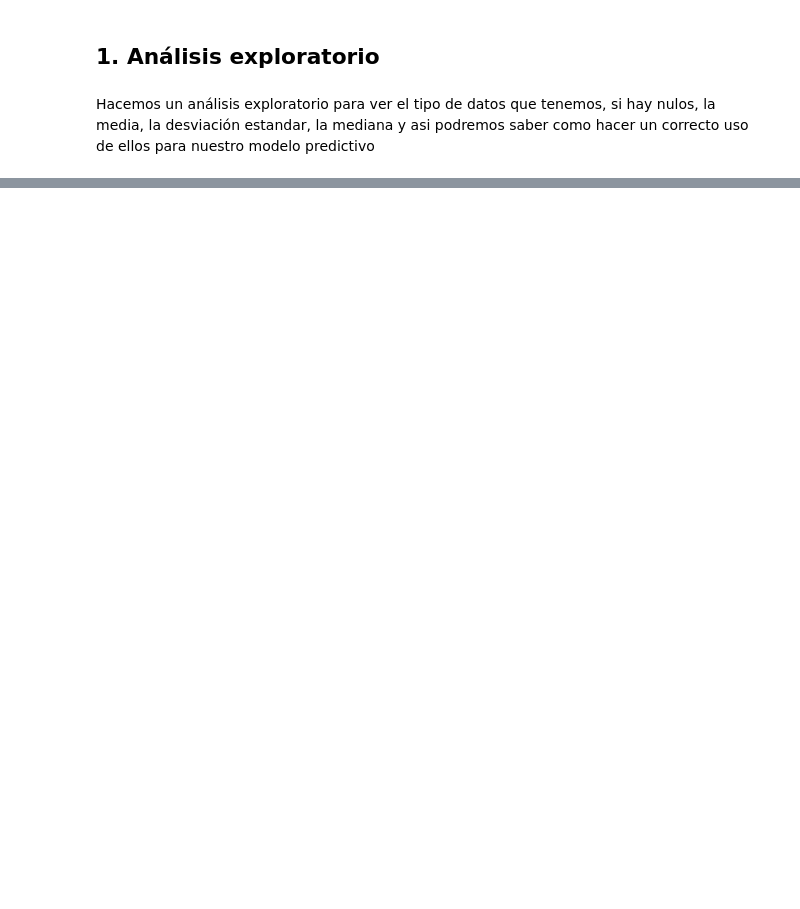
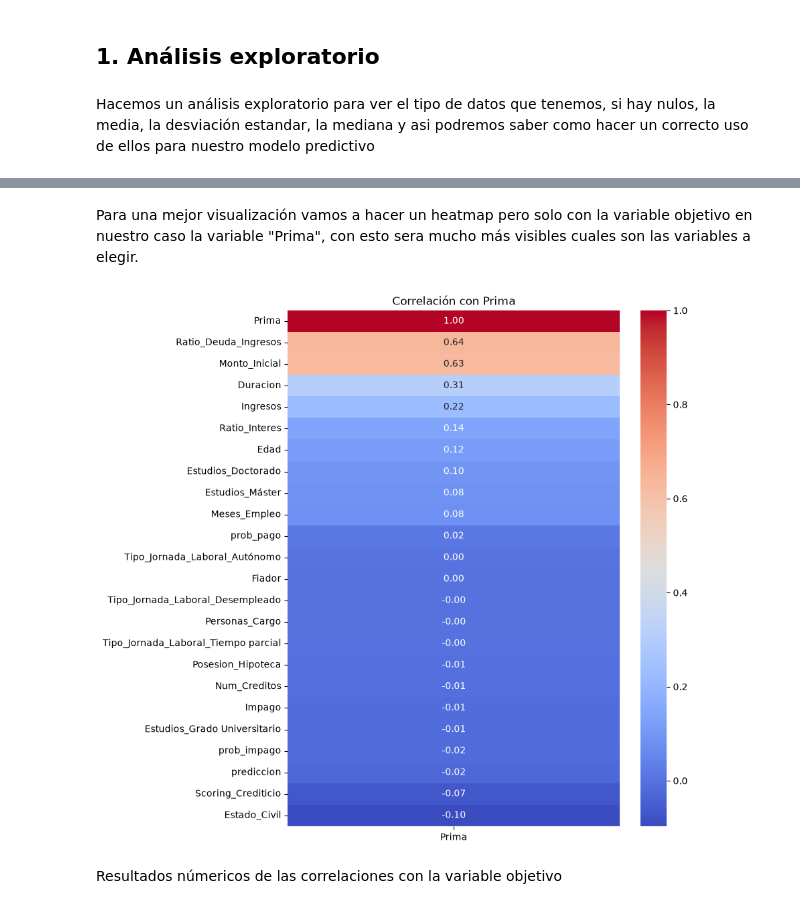
Before and after one commit to GorkaNBDATA/Equipo-Morado, a Jupyter notebook: Modelo predictivo coste esperado del seguro.ipynb, the cells around one changed output, grey strips where cells are left out. Cells and saved outputs as stored; diff of their text form; code cells hidden in the pictures; blank space fills up the shorter version.

```diff
--- a/Modelo predictivo coste esperado del seguro.ipynb
+++ b/Modelo predictivo coste esperado del seguro.ipynb
@@ -125,0 +117,22 @@ plt.show()
+# %% [markdown]
+Para una mejor visualización vamos a hacer un heatmap pero solo con la variable objetivo en nuestro caso la variable "Prima", con esto sera mucho más visibles cuales son las variables a elegir.
+# %%
+corr_prima = (
+    df.corr(numeric_only=True)["Prima"]
+    .sort_values(ascending=False)
+)
+
+plt.figure(figsize=(8,10))
+sns.heatmap(
+    corr_prima.to_frame(),
+    annot=True,
+    cmap="coolwarm",
+    fmt=".2f"
+)
+
+plt.title("Correlación con Prima")
+plt.show()
+# %% [output]
+[figure, added]
+# %% [markdown]
+Resultados númericos de las correlaciones con la variable objetivo
```
Also changed, not shown: parts of 49 cells of this notebook.
